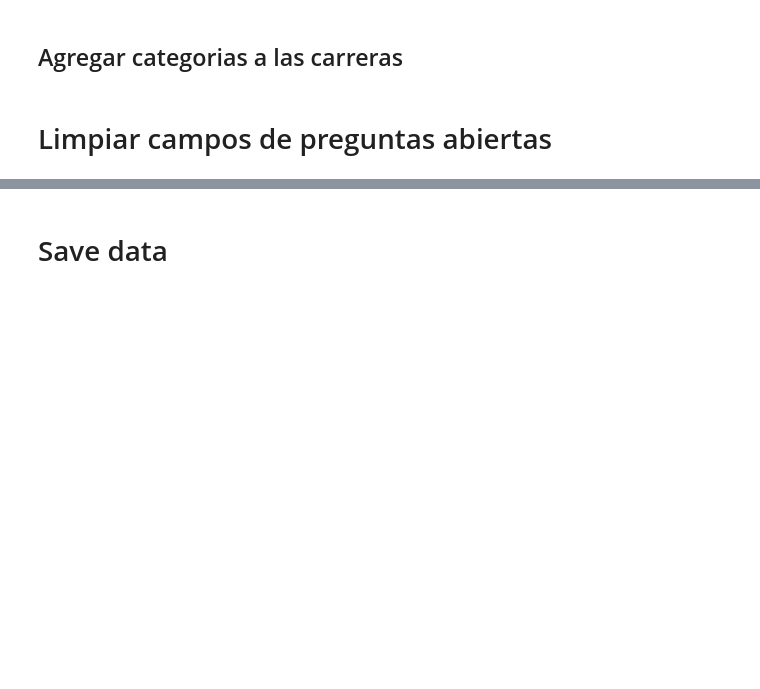
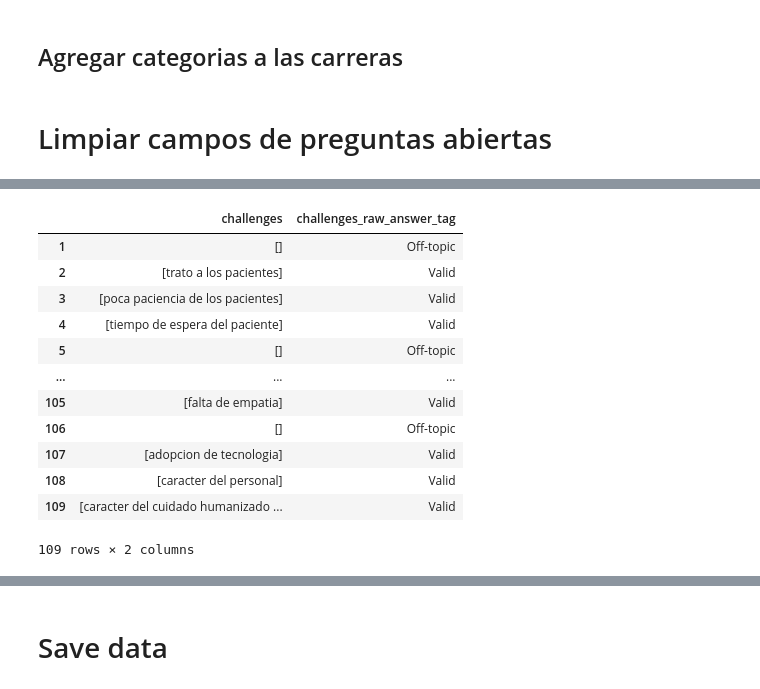
Before and after one commit to Mortadelo24/mejora-infrastructura-hospitalaria-managua-nicaragua, a Jupyter notebook: 01_Data_Preparation.ipynb, the cells around one changed output, grey strips where cells are left out. Cells and saved outputs as stored; diff of their text form; code cells hidden in the pictures; blank space fills up the shorter version.

```diff
--- a/01_Data_Preparation.ipynb
+++ b/01_Data_Preparation.ipynb
@@ -209,0 +253,21 @@ data[["infrastructure_changes", "infrastructure_changes_rejection_reason"]]
+# %%
+question = "¿Qué desafíos persisten en la atención hospitalaria a pesar de la modernización?"
+result_df = clean_unstructed_text(question, data['challenges_raw'].to_list())
+result_df.columns = ['challenges', 'challenges_answer_tag']
+data[result_df.columns] = result_df.values
+
+data[["challenges", "challenges_raw_answer_tag"]]
+# %% [output]
+|  | challenges | challenges_raw_answer_tag |
+| 1 | [] | Off-topic |
+| 2 | [trato a los pacientes] | Valid |
+| 3 | [poca paciencia de los pacientes] | Valid |
+| 4 | [tiempo de espera del paciente] | Valid |
+| 5 | [] | Off-topic |
+| ... | ... | ... |
+| 105 | [falta de empatia] | Valid |
+| 106 | [] | Off-topic |
+| 107 | [adopcion de tecnologia] | Valid |
+| 108 | [caracter del personal] | Valid |
+| 109 | [caracter del cuidado humanizado ... | Valid |
+109 rows × 2 columns
```
Also changed, not shown: parts of 8 cells of this notebook, 1 other file.
